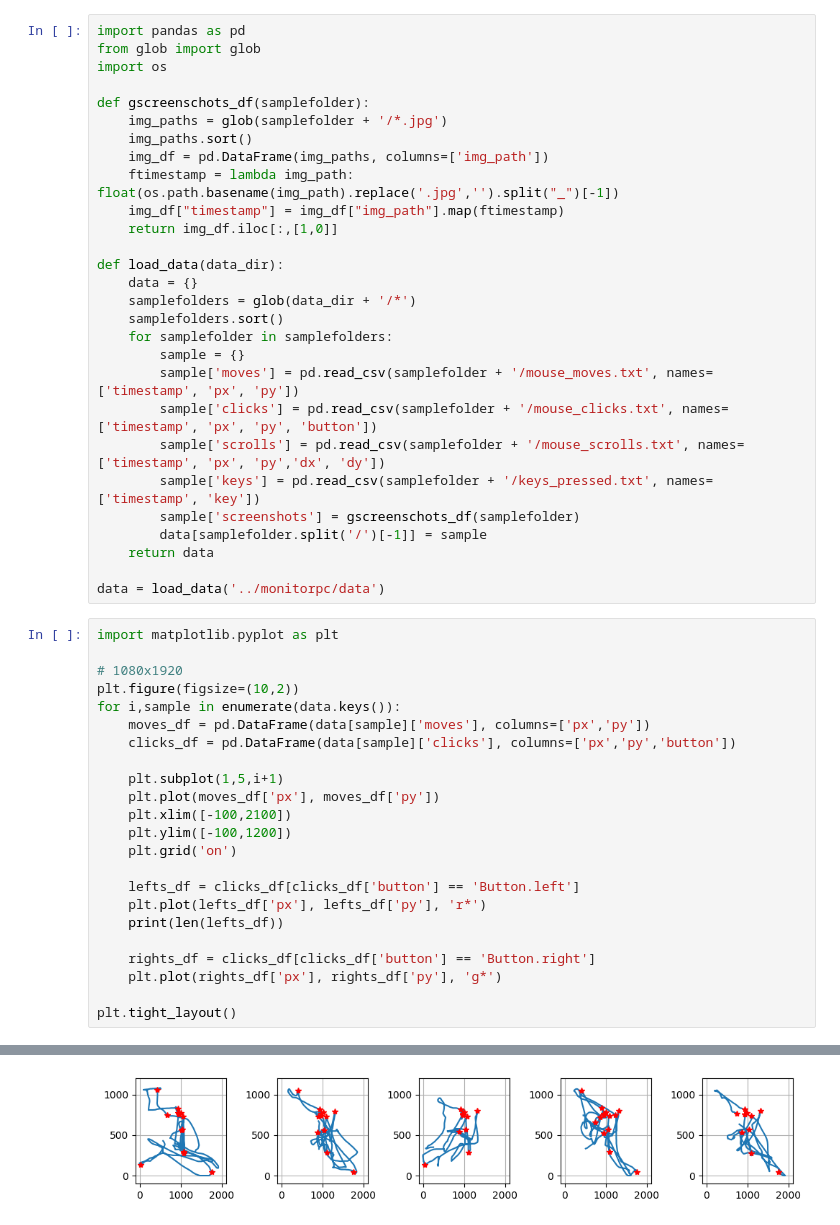
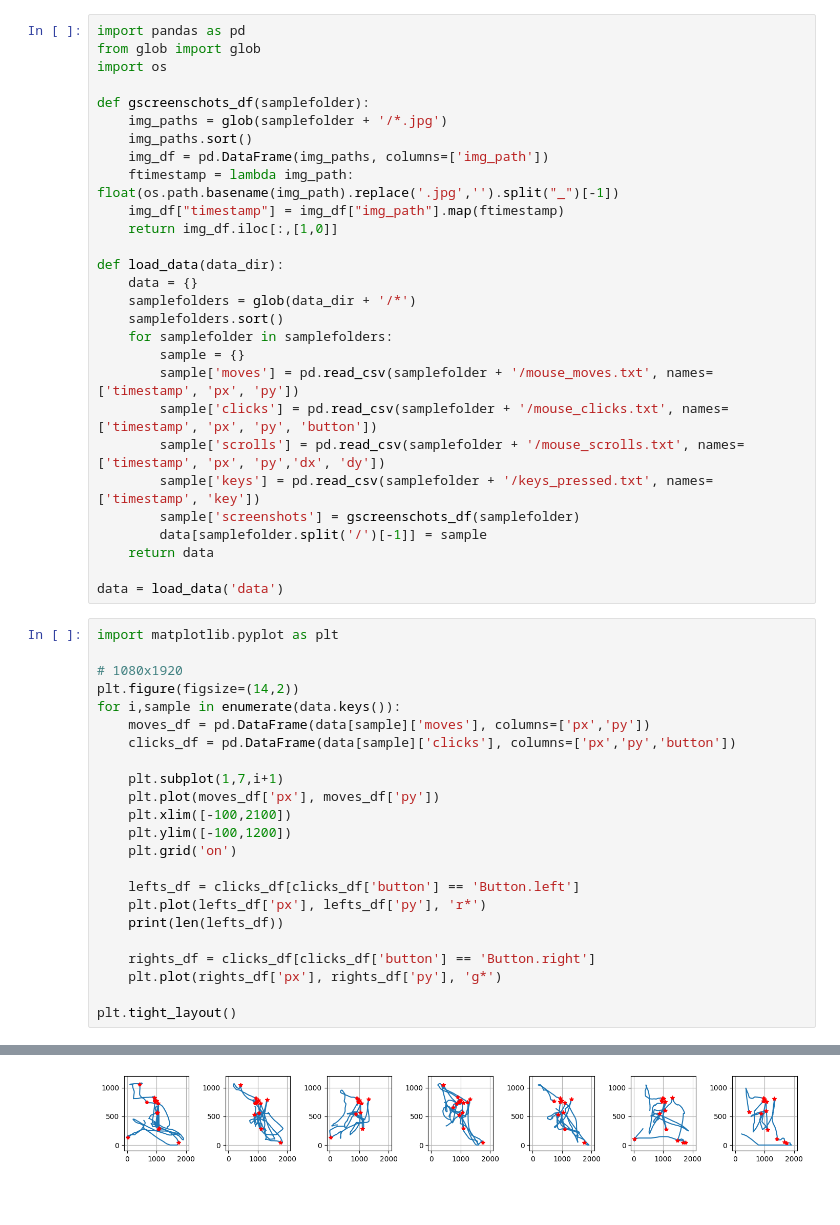
Before and after one commit to ezamorag/monitorpc, a Jupyter notebook: eda-monitorpc.ipynb, the cells around one changed output, grey strips where cells are left out. Saved outputs shown, nothing was run; the diff lists cells and outputs as text; blank space fills up the shorter version.

```diff
--- a/eda-monitorpc.ipynb
+++ b/eda-monitorpc.ipynb
@@ -25,17 +25,17 @@ def load_data(data_dir):
         data[samplefolder.split('/')[-1]] = sample
     return data
 
-data = load_data('../monitorpc/data')
+data = load_data('data')
 # %%
 import matplotlib.pyplot as plt
 
 # 1080x1920
-plt.figure(figsize=(10,2))
+plt.figure(figsize=(14,2))
 for i,sample in enumerate(data.keys()):
     moves_df = pd.DataFrame(data[sample]['moves'], columns=['px','py'])
     clicks_df = pd.DataFrame(data[sample]['clicks'], columns=['px','py','button'])
 
-    plt.subplot(1,5,i+1)
+    plt.subplot(1,7,i+1)
     plt.plot(moves_df['px'], moves_df['py'])
     plt.xlim([-100,2100])
     plt.ylim([-100,1200])
@@ -58,4 +60,4 @@ plt.tight_layout()
-[figure, old version]
+[figure, new version]
 # %%
 for sample in data:
     print('stats ({}):   min   mean   max'.format(sample))
```
Also changed, not shown: parts of 4 cells of this notebook.
